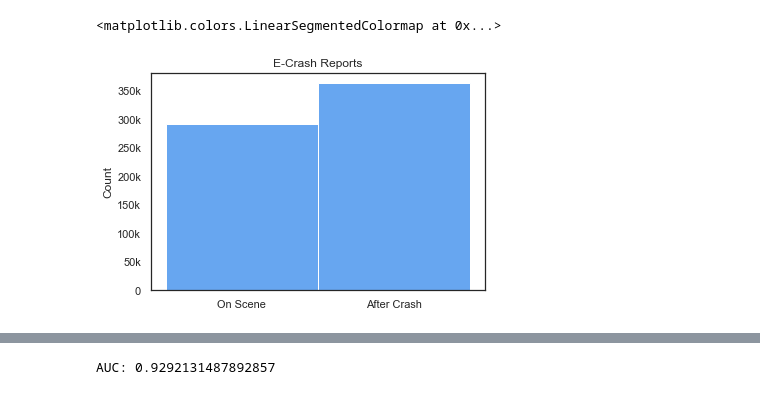
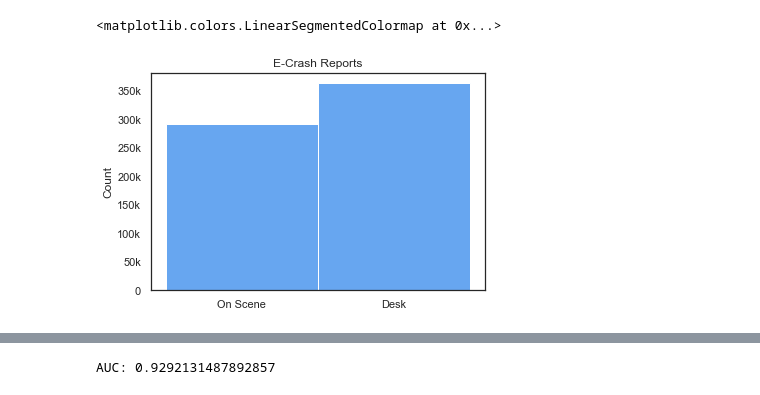
Before and after one commit to ClayHunn/Phase3Project, a Jupyter notebook: modeling.ipynb, the cells around one changed output, grey strips where cells are left out. Drawn from its saved outputs; the diff is of its cells as text; code cells hidden in the pictures.

Commit message:
visuals

```diff
--- a/modeling.ipynb
+++ b/modeling.ipynb
@@ -47,11 +47,11 @@ sns.color_palette("Blues", as_cmap=True)
 # %%
 hist = sns.histplot(data=df_crashes, x='REPORT_TYPE', color='#3489eb')
 
 hist.set(xlabel=None,ylabel='Count', title='E-Crash Reports');
-hist.set(xticklabels=['On Scene', 'After Crash'])
+hist.set(xticklabels=['On Scene', 'Desk'])
 hist.set(yticklabels=['0', '50k', '100k', '150k', '200k', '250k', '300k', '350k']);
 # %% [output]
-[figure, old version]
+[figure, new version]
 # %%
 #Here we are dropping columns either not relevant, too difficult to work with, or repetitive.
 crashes_columns_drop = df_crashes[['CRASH_DATE', 'CRASH_HOUR', 'CRASH_DAY_OF_WEEK', 'RD_NO', 'CRASH_DATE_EST_I', 'DATE_POLICE_NOTIFIED','TRAFFIC_CONTROL_DEVICE',
```
Also changed, not shown: parts of 2 cells of this notebook.
